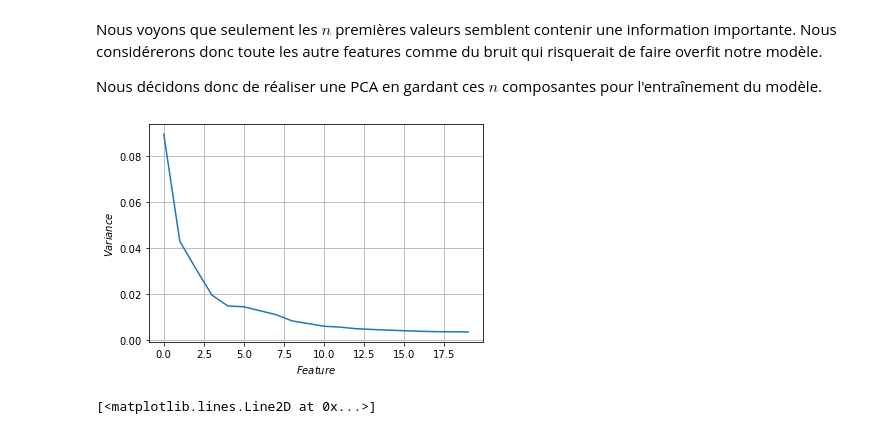
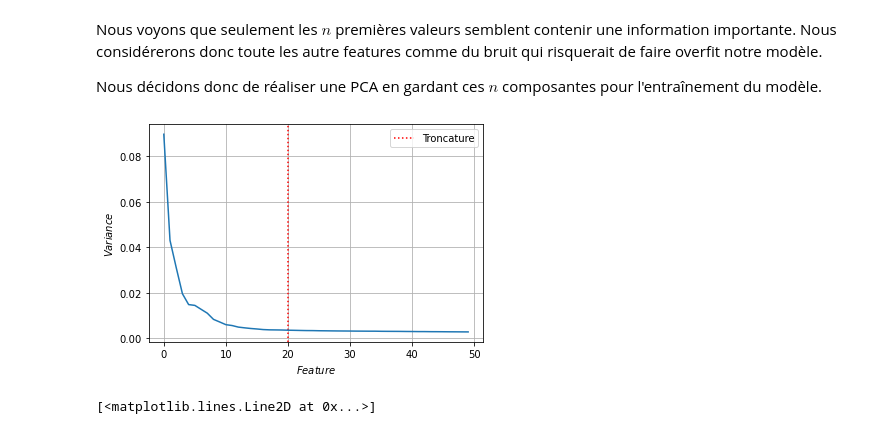
Before and after one commit to Aympab/ML-project, a Jupyter notebook: preprocessing.ipynb, the cells around one changed output. Drawn from its saved outputs; the diff is of its cells as text; code cells hidden in the pictures.

```diff
--- a/preprocessing.ipynb
+++ b/preprocessing.ipynb
@@ -11,3 +1,13 @@ X_valid = pd.read_csv("starting_kit/data/protein_valid.data", sep=" ", header=No
+# %%
+%load_ext autoreload
+%autoreload 2
+import numpy as np
+import pandas as pd
+import matplotlib.pyplot as plt
+from utils import *
+from sklearn import preprocessing, decomposition
+
+X, y, X_test, X_valid = load_data("starting_kit/data")
 # %% [markdown]
 # Normalisation des données
 # %%
@@ -38,15 +38,18 @@ Nous considérerons donc toute les autre features comme du bruit qui risquerait
 Nous décidons donc de réaliser une PCA en gardant ces $n$ composantes pour l'entraînement du modèle.
 # %%
 #PCA analysis
-pca = decomposition.PCA(n_components=20)
+pca = decomposition.PCA(n_components=50)
 pca.fit(X_scaled)
+
+plt.axvline(x = 20, color = 'r', linestyle=':',label = 'Troncature')
 
 plt.plot(pca.explained_variance_ratio_)
 plt.xlabel("$Feature$")
 plt.ylabel("$Variance$")
+plt.legend()
 plt.grid()
 # %% [output]
-[figure, old version]
+[figure, new version]
 # %%
 pcs = pca.components_
 plt.plot(pcs[0])
```
Also changed, not shown: parts of 3 cells of this notebook, 9 other files.
